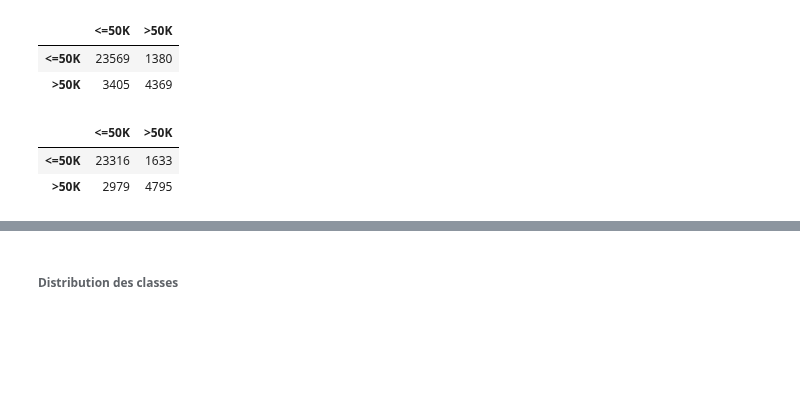
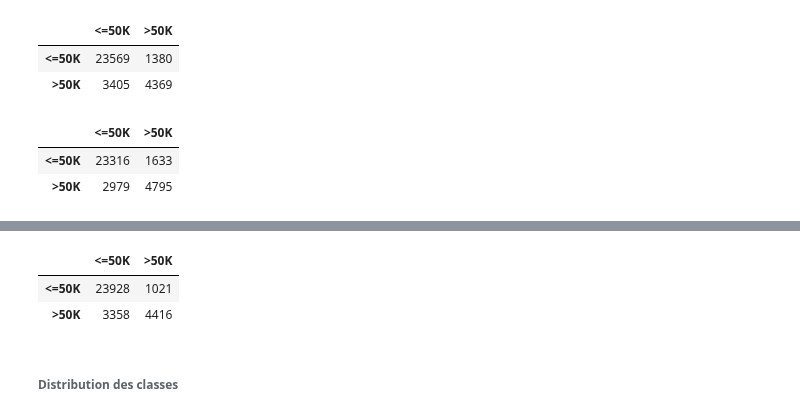
Before and after one commit to lguertin/INF8215, a Jupyter notebook: TP3/TP3_INF8215.ipynb, the cells around one changed output, grey strips where cells are left out. Drawn from its saved outputs; the diff is of its cells as text; code cells hidden in the pictures; blank space fills up the shorter version.

```diff
--- a/TP3/TP3_INF8215.ipynb
+++ b/TP3/TP3_INF8215.ipynb
@@ -1108,3 +1130,14 @@ pd.DataFrame(confusion_matrix(y_train_label, y_pred), columns = target_label.cla
+# %%
+selected_model_5 = RandomForestClassifier(criterion='entropy', max_depth=10)
+
+selected_model_5.fit(X_train_preprocess,y_train_label)
+y_pred = selected_model_5.predict(X_train_preprocess)
+
+pd.DataFrame(confusion_matrix(y_train_label, y_pred), columns = target_label.classes_, index = target_label.classes_)
+# %% [output]
+|  | <=50K | >50K |
+| <=50K | 23928 | 1021 |
+| >50K | 3358 | 4416 |
 # %% [markdown]
 ###### Distribution des classes
 # %%
```
Also changed, not shown: parts of 8 cells of this notebook, 2 other files.
